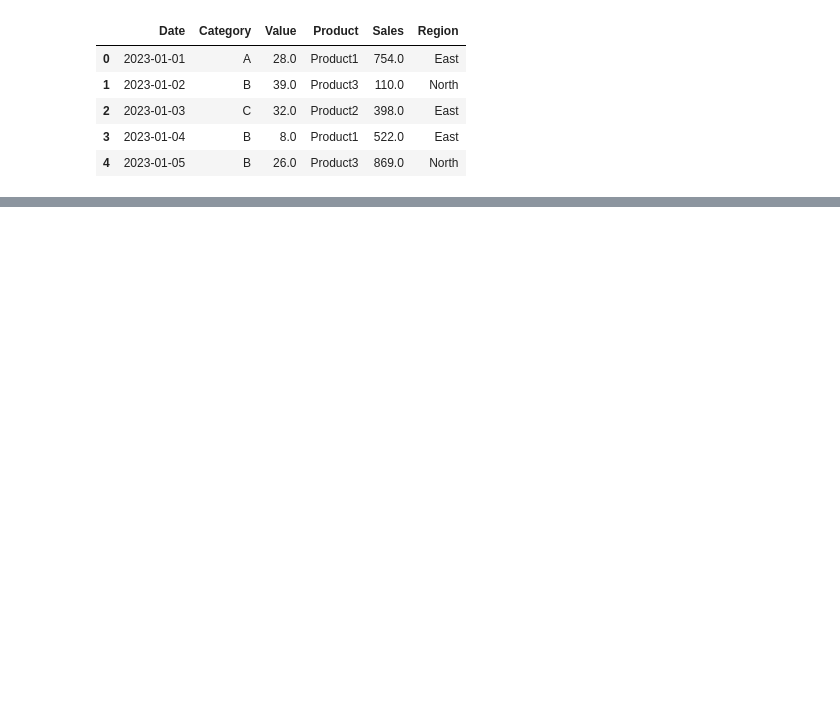
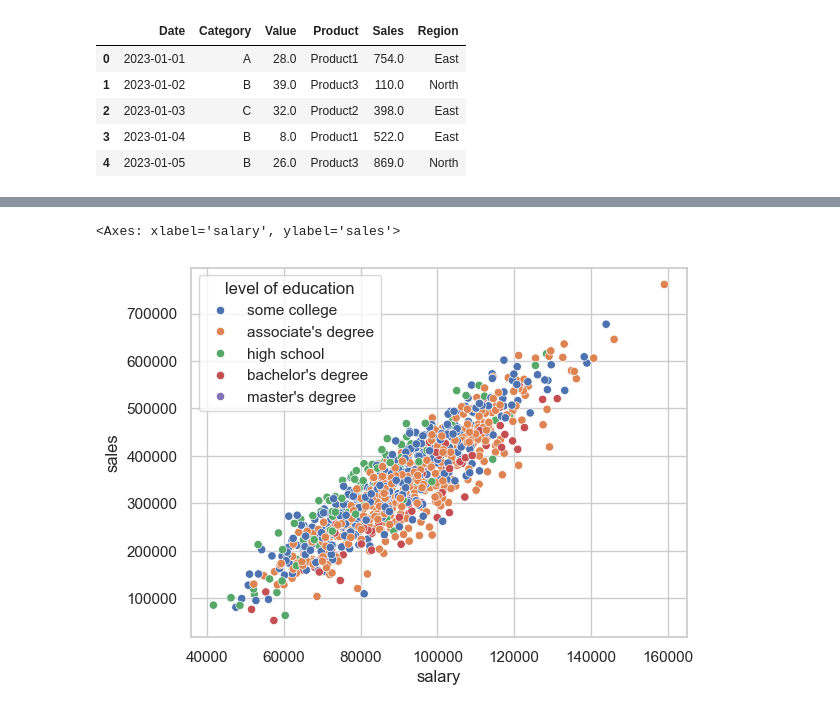
Before and after one commit to rashidul738/Data-Analysis-A-Z, a Jupyter notebook: data_analysis_with_python/Seaborn_Data_Visualization.ipynb, the cells around one changed output, grey strips where cells are left out. Cells and saved outputs as stored; diff of their text form; code cells hidden in the pictures; blank space fills up the shorter version.

```diff
--- a/data_analysis_with_python/Seaborn_Data_Visualization.ipynb
+++ b/data_analysis_with_python/Seaborn_Data_Visualization.ipynb
@@ -128,0 +148,3 @@ plt.show()
+# %%
+df = pd.read_csv('data_files/dm_office_sales.csv')
+df.head()
@@ -128,0 +158,5 @@ plt.show()
+# %%
+sns.scatterplot(data = df, x = 'salary', y='sales', hue = 'level of education')
+# %% [output]
+<Axes: xlabel='salary', ylabel='sales'>
+[figure, added]
```
Also changed, not shown: parts of 30 cells of this notebook, 1 other file.
